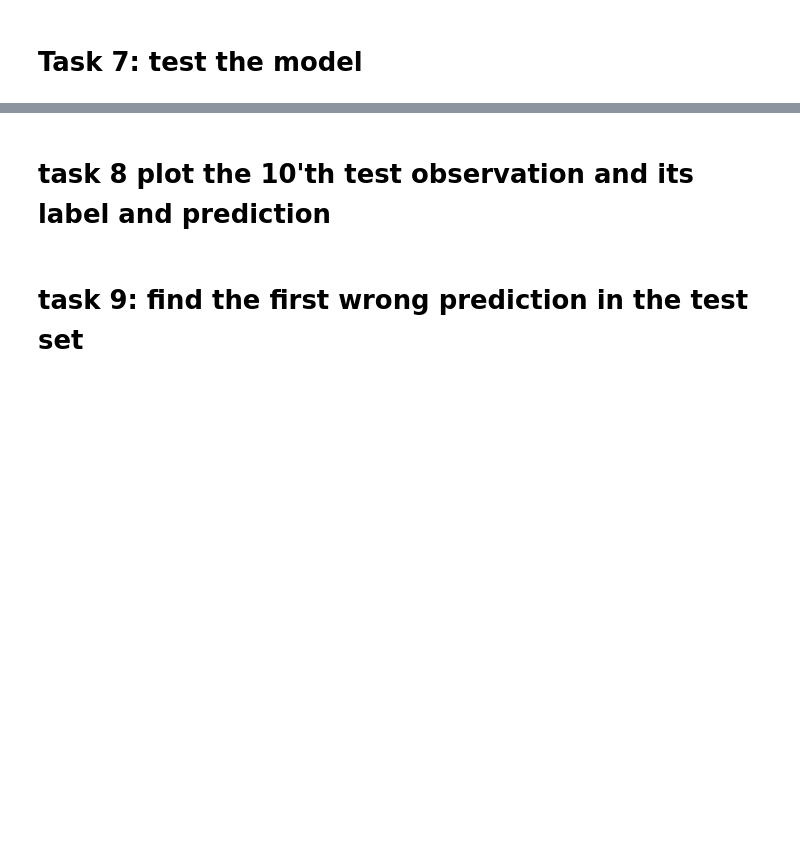
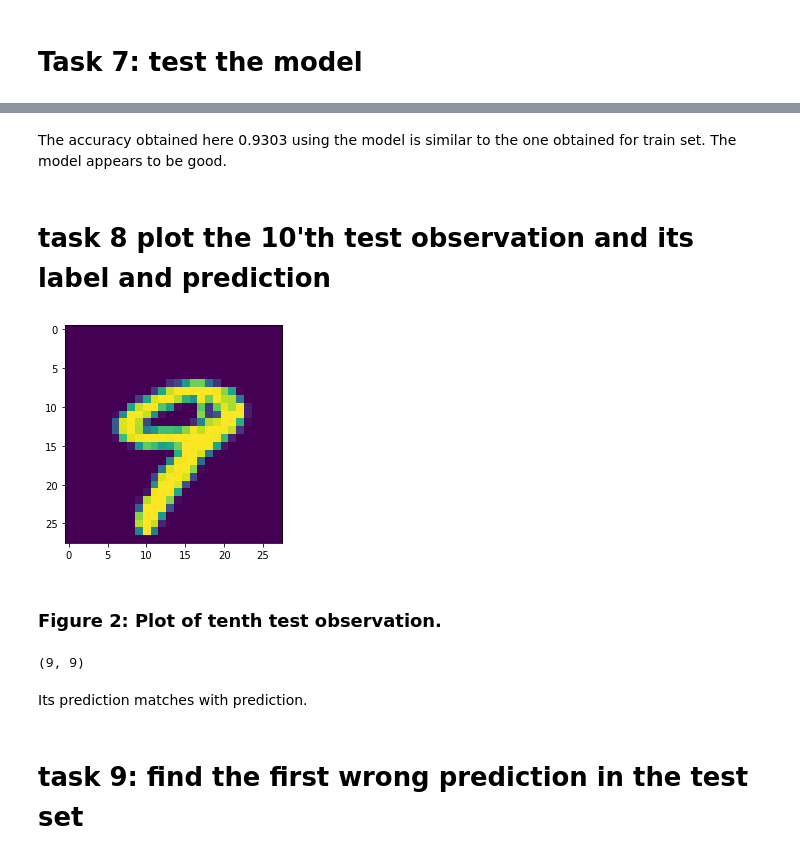
Before and after one commit to narayan-paudel/DSPS_EPAUDEL, a Jupyter notebook: HW12_ePaudel/KerasTensorflow.ipynb, the cells around one changed output, grey strips where cells are left out. Cells and saved outputs as stored; diff of their text form; code cells hidden in the pictures; blank space fills up the shorter version.

```diff
--- a/HW12_ePaudel/KerasTensorflow.ipynb
+++ b/HW12_ePaudel/KerasTensorflow.ipynb
@@ -62,2 +82,4 @@ test_loss, test_acc = model.evaluate(...)
+# %% [markdown]
+The accuracy obtained here 0.9303 using the model is similar to the one obtained for train set. The model appears to be good.
 # %% [markdown]
 # task 8 plot the 10'th test observation and its label and prediction
@@ -65,0 +86,6 @@ pred = model.predict(...)
+# %%
+pl.imshow(test_input[9]);
+# %% [output]
+[figure, added]
+# %% [markdown]
+### Figure 2: Plot of tenth test observation.
@@ -66,2 +95,8 @@ pred = model.predict(...)
+# %%
+test_labels[9], pred[9]
+# %% [output]
+(9, 9)
+# %% [markdown]
+Its prediction matches with prediction.
 # %% [markdown]
 # task 9: find the first wrong prediction in the test set
```
Also changed, not shown: parts of 24 cells of this notebook.
